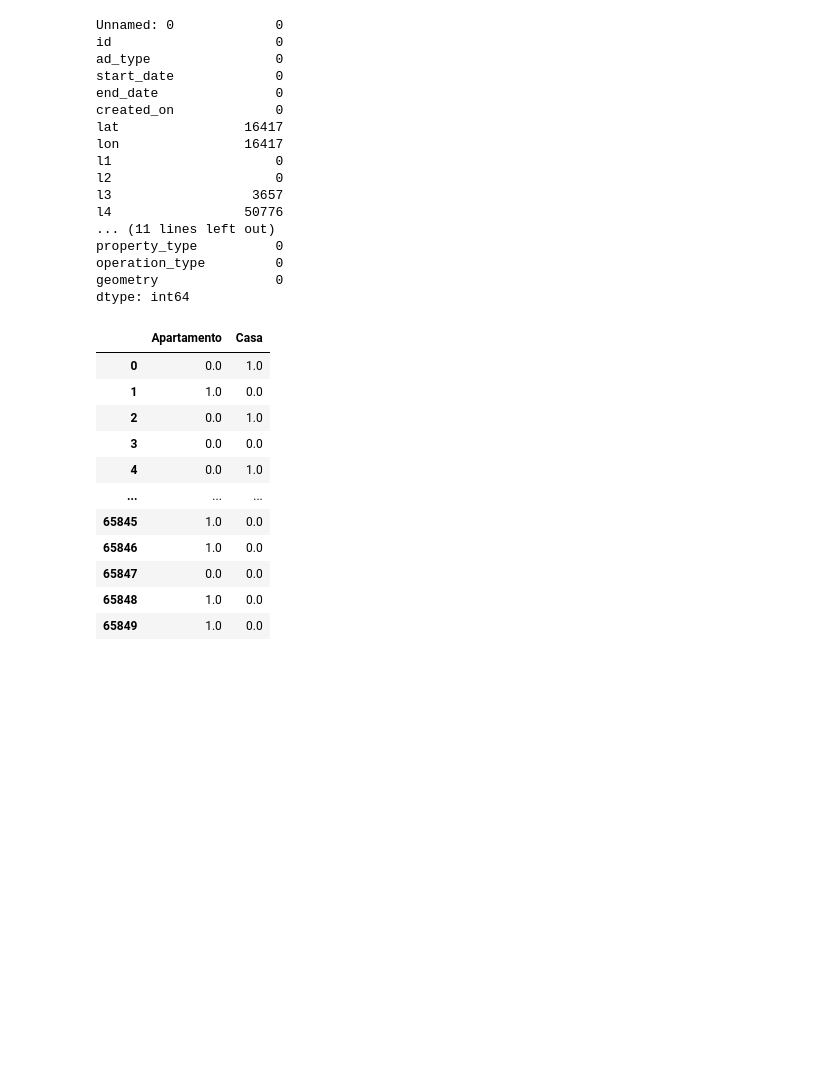
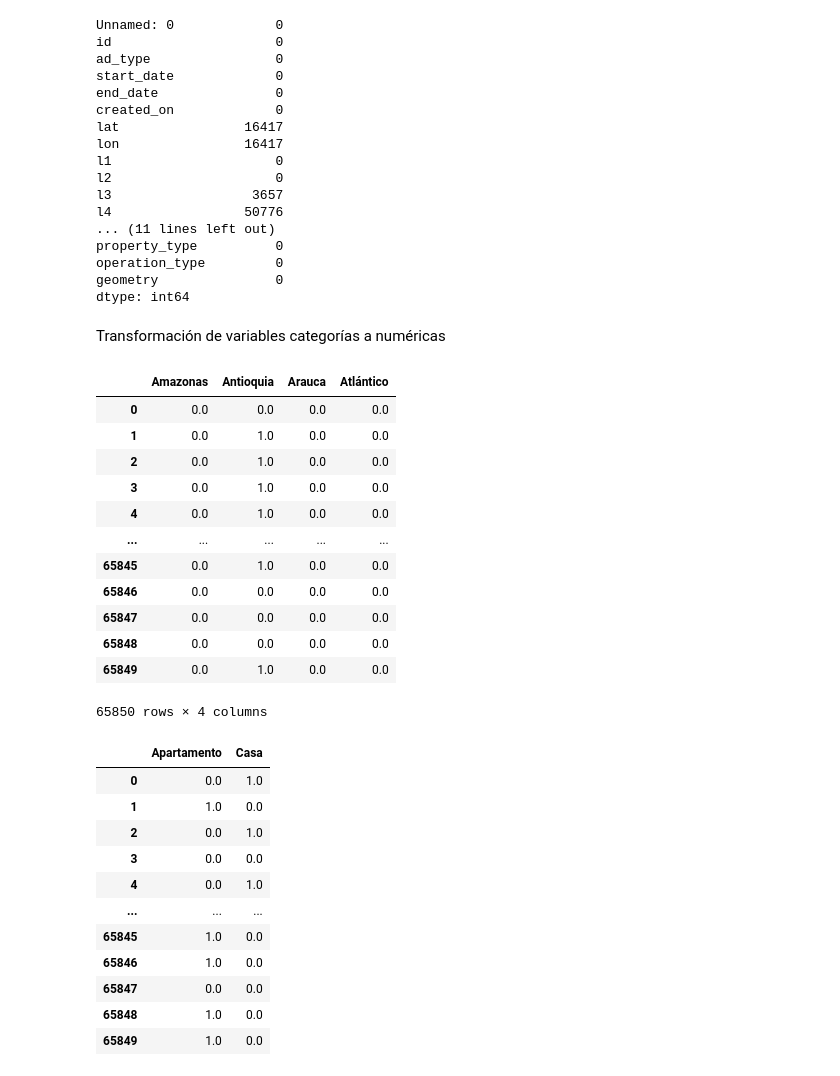
Before and after one commit to julieta77/-Proyecto-Individual-2-Data-04-Soy-Henry-JulietaCiare, a Jupyter notebook: Codigo.ipynb, the cells around one changed output. Cells and saved outputs as stored; diff of their text form; code cells hidden in the pictures; blank space fills up the shorter version.

```diff
--- a/Codigo.ipynb
+++ b/Codigo.ipynb
@@ -345,11 +382,33 @@ property_type          0
 operation_type         0
 geometry               0
 dtype: int64
+# %% [markdown]
+Transformación de variables categorías a numéricas
 # %%
 codificadorT = OneHotEncoder()
 codificacionT = codificadorT.fit_transform(test[['property_type']])
 nuevas_columsT = pd.DataFrame(codificacionT.toarray(), columns=codificadorT.categories_)
 nuevas_columsT = nuevas_columsT.iloc[:,[0,1]]
+# %%
+codificadorT2 = OneHotEncoder()
+codificacionT2 = codificadorT2.fit_transform(test[['l2']])
+nuevas_columsT2 = pd.DataFrame(codificacionT2.toarray(), columns=codificadorT2.categories_)
+nuevas_columsT2= nuevas_columsT2.iloc[:,[0,1,2,3]]
+nuevas_columsT2
+# %% [output]
+|  | Amazonas | Antioquia | Arauca | Atlántico |
+| 0 | 0.0 | 0.0 | 0.0 | 0.0 |
+| 1 | 0.0 | 1.0 | 0.0 | 0.0 |
+| 2 | 0.0 | 1.0 | 0.0 | 0.0 |
+| 3 | 0.0 | 1.0 | 0.0 | 0.0 |
+| 4 | 0.0 | 1.0 | 0.0 | 0.0 |
+| ... | ... | ... | ... | ... |
+| 65845 | 0.0 | 1.0 | 0.0 | 0.0 |
+| 65846 | 0.0 | 0.0 | 0.0 | 0.0 |
+| 65847 | 0.0 | 0.0 | 0.0 | 0.0 |
+| 65848 | 0.0 | 0.0 | 0.0 | 0.0 |
+| 65849 | 0.0 | 1.0 | 0.0 | 0.0 |
+65850 rows × 4 columns
 # %%
 nuevas_columsT
 # %% [output]
```
Also changed, not shown: parts of 9 cells of this notebook, 2 other files.
